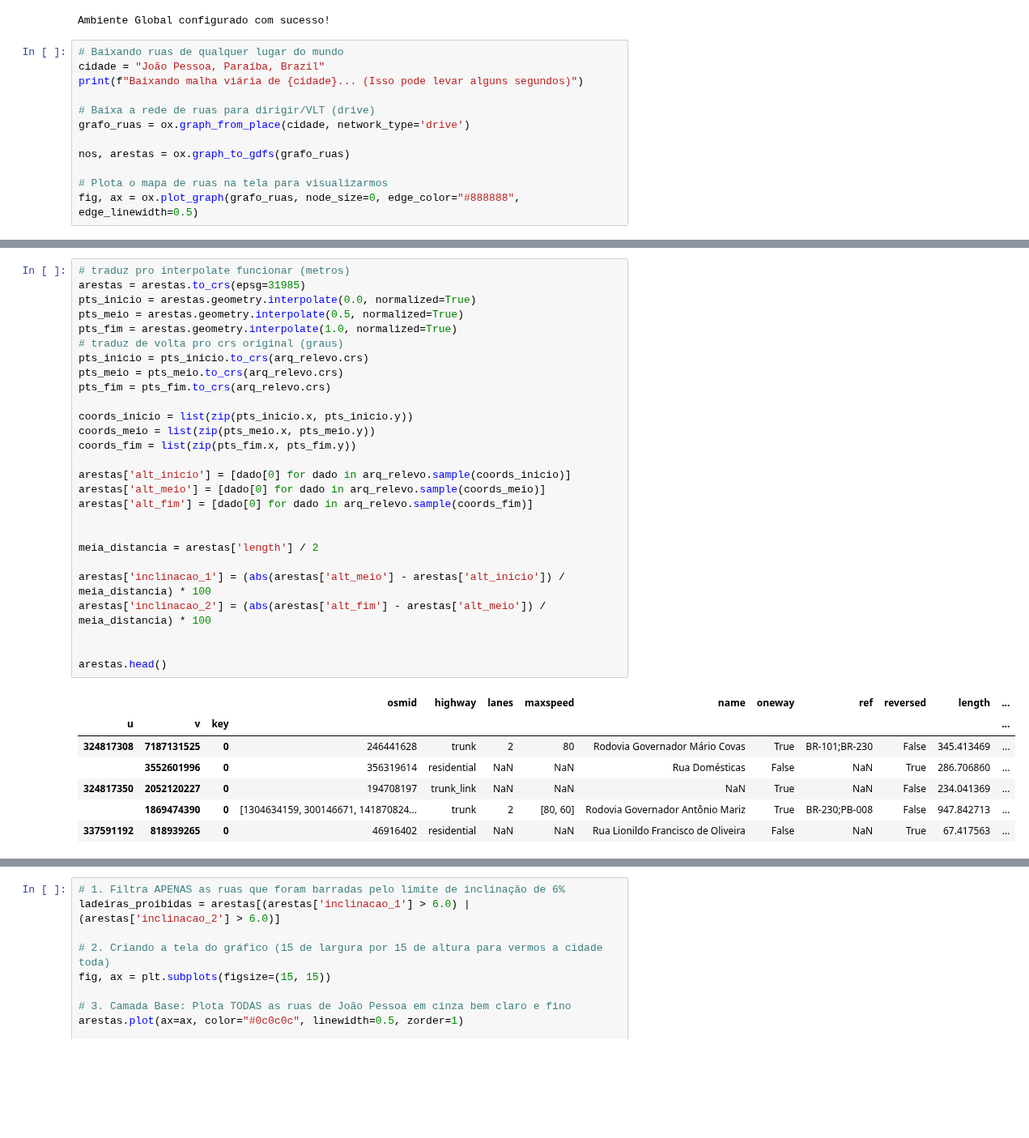
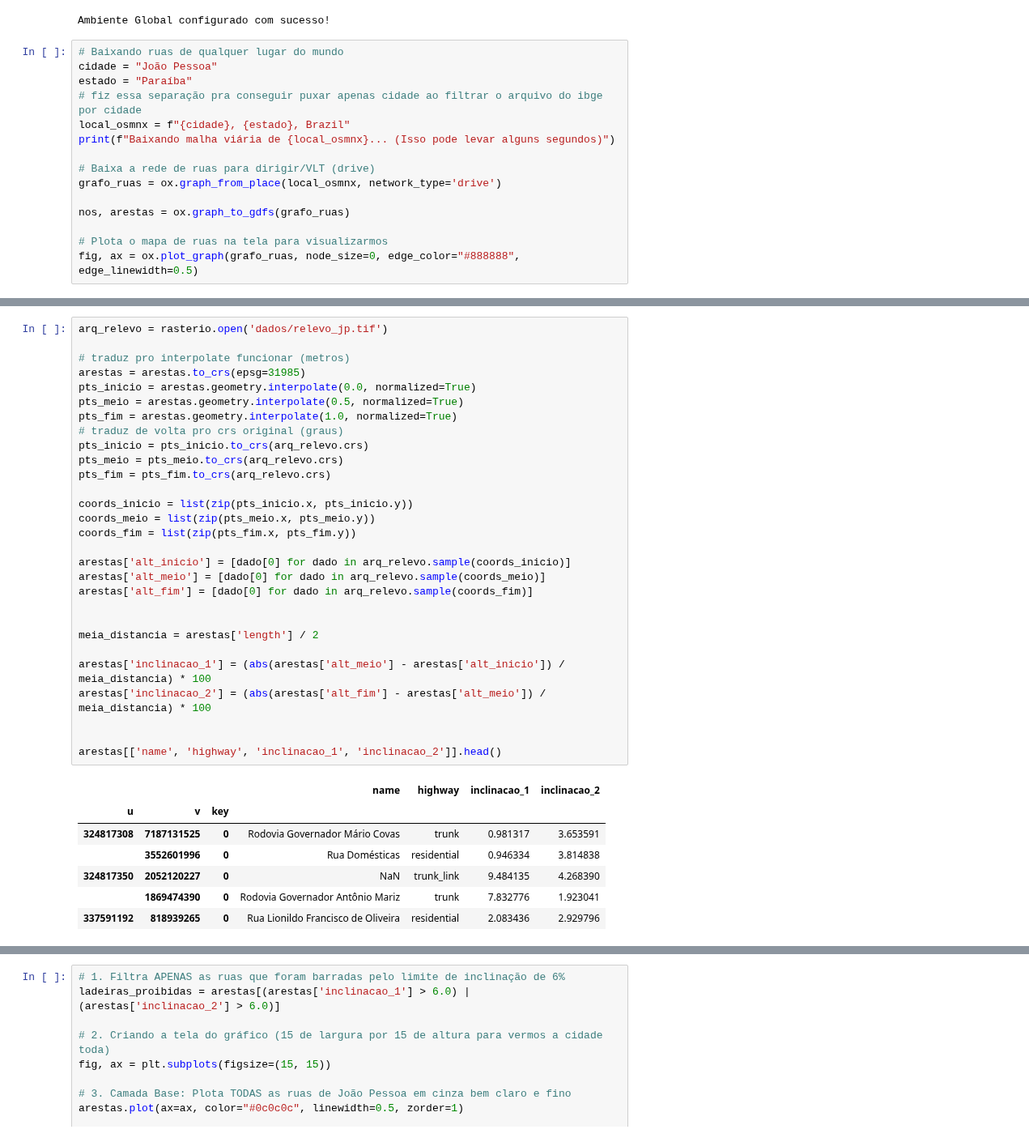
Before and after one commit to AugustoFerrer/vlt-route-optimizer, a Jupyter notebook: 01_v2_otimizador_multicriterio.ipynb, the cells around one changed output, grey strips where cells are left out. Shown at 81% size. Drawn from its saved outputs; the diff is of its cells as text; blank space fills up the shorter version.

Commit message:
wip: adding ibge data

```diff
--- a/01_v2_otimizador_multicriterio.ipynb
+++ b/01_v2_otimizador_multicriterio.ipynb
@@ -17,11 +17,14 @@ print("Ambiente Global configurado com sucesso!")
 Ambiente Global configurado com sucesso!
 # %%
 # Baixando ruas de qualquer lugar do mundo
-cidade = "João Pessoa, Paraíba, Brazil"
-print(f"Baixando malha viária de {cidade}... (Isso pode levar alguns segundos)")
+cidade = "João Pessoa"
+estado = "Paraíba"
+# fiz essa separação pra conseguir puxar apenas cidade ao filtrar o arquivo do ibge por cidade
+local_osmnx = f"{cidade}, {estado}, Brazil"
+print(f"Baixando malha viária de {local_osmnx}... (Isso pode levar alguns segundos)")
 
 # Baixa a rede de ruas para dirigir/VLT (drive)
-grafo_ruas = ox.graph_from_place(cidade, network_type='drive')
+grafo_ruas = ox.graph_from_place(local_osmnx, network_type='drive')
 
 nos, arestas = ox.graph_to_gdfs(grafo_ruas)
 
@@ -83,37 +76,39 @@ mapa_reservas
 # %% [output]
 [interactive output not drawn]
 # %%
+arq_relevo = rasterio.open('dados/relevo_jp.tif')
+
 # traduz pro interpolate funcionar (metros)
 arestas = arestas.to_crs(epsg=31985)
 pts_inicio = arestas.geometry.interpolate(0.0, normalized=True)
 pts_meio = arestas.geometry.interpolate(0.5, normalized=True)
 pts_fim = arestas.geometry.interpolate(1.0, normalized=True)
 # traduz de volta pro crs original (graus)
 pts_inicio = pts_inicio.to_crs(arq_relevo.crs)
 pts_meio = pts_meio.to_crs(arq_relevo.crs)
 pts_fim = pts_fim.to_crs(arq_relevo.crs)
 
 coords_inicio = list(zip(pts_inicio.x, pts_inicio.y))
 coords_meio = list(zip(pts_meio.x, pts_meio.y))
 coords_fim = list(zip(pts_fim.x, pts_fim.y))
 
 arestas['alt_inicio'] = [dado[0] for dado in arq_relevo.sample(coords_inicio)]
 arestas['alt_meio'] = [dado[0] for dado in arq_relevo.sample(coords_meio)]
 arestas['alt_fim'] = [dado[0] for dado in arq_relevo.sample(coords_fim)]
 
 
 meia_distancia = arestas['length'] / 2
 
 arestas['inclinacao_1'] = (abs(arestas['alt_meio'] - arestas['alt_inicio']) / meia_distancia) * 100
 arestas['inclinacao_2'] = (abs(arestas['alt_fim'] - arestas['alt_meio']) / meia_distancia) * 100
 
 
-arestas.head()
+arestas[['name', 'highway', 'inclinacao_1', 'inclinacao_2']].head()
 # %% [output]
-|  |  |  | osmid | highway | lanes | maxspeed | name | oneway | ref | reversed | length | ... |
-| u | v | key |  |  |  |  |  |  |  |  |  | ... |
-| 324817308 | 7187131525 | 0 | 246441628 | trunk | 2 | 80 | Rodovia Governador Mário Covas | True | BR-101;BR-230 | False | 345.413469 | ... |
-|  | 3552601996 | 0 | 356319614 | residential | NaN | NaN | Rua Domésticas | False | NaN | True | 286.706860 | ... |
-| 324817350 | 2052120227 | 0 | 194708197 | trunk_link | NaN | NaN | NaN | True | NaN | False | 234.041369 | ... |
-|  | 1869474390 | 0 | [1304634159, 300146671, 141870824... | trunk | 2 | [80, 60] | Rodovia Governador Antônio Mariz | True | BR-230;PB-008 | False | 947.842713 | ... |
-| 337591192 | 818939265 | 0 | 46916402 | residential | NaN | NaN | Rua Lionildo Francisco de Oliveira | False | NaN | True | 67.417563 | ... |
+|  |  |  | name | highway | inclinacao_1 | inclinacao_2 |
+| u | v | key |  |  |  |  |
+| 324817308 | 7187131525 | 0 | Rodovia Governador Mário Covas | trunk | 0.981317 | 3.653591 |
+|  | 3552601996 | 0 | Rua Domésticas | residential | 0.946334 | 3.814838 |
+| 324817350 | 2052120227 | 0 | NaN | trunk_link | 9.484135 | 4.268390 |
+|  | 1869474390 | 0 | Rodovia Governador Antônio Mariz | trunk | 7.832776 | 1.923041 |
+| 337591192 | 818939265 | 0 | Rua Lionildo Francisco de Oliveira | residential | 2.083436 | 2.929796 |
```
Also changed, not shown: parts of 3 cells of this notebook, 1 other file.
